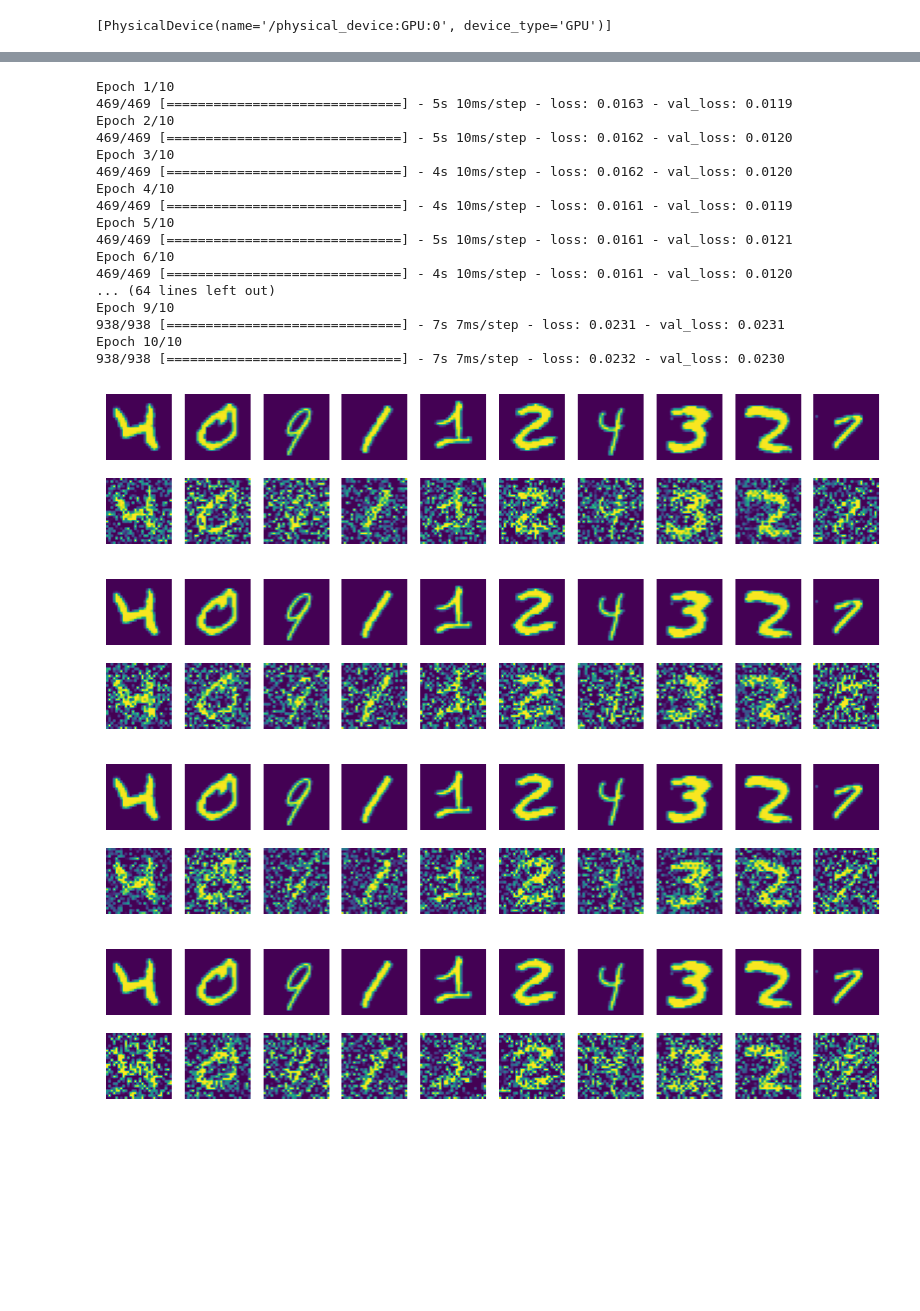
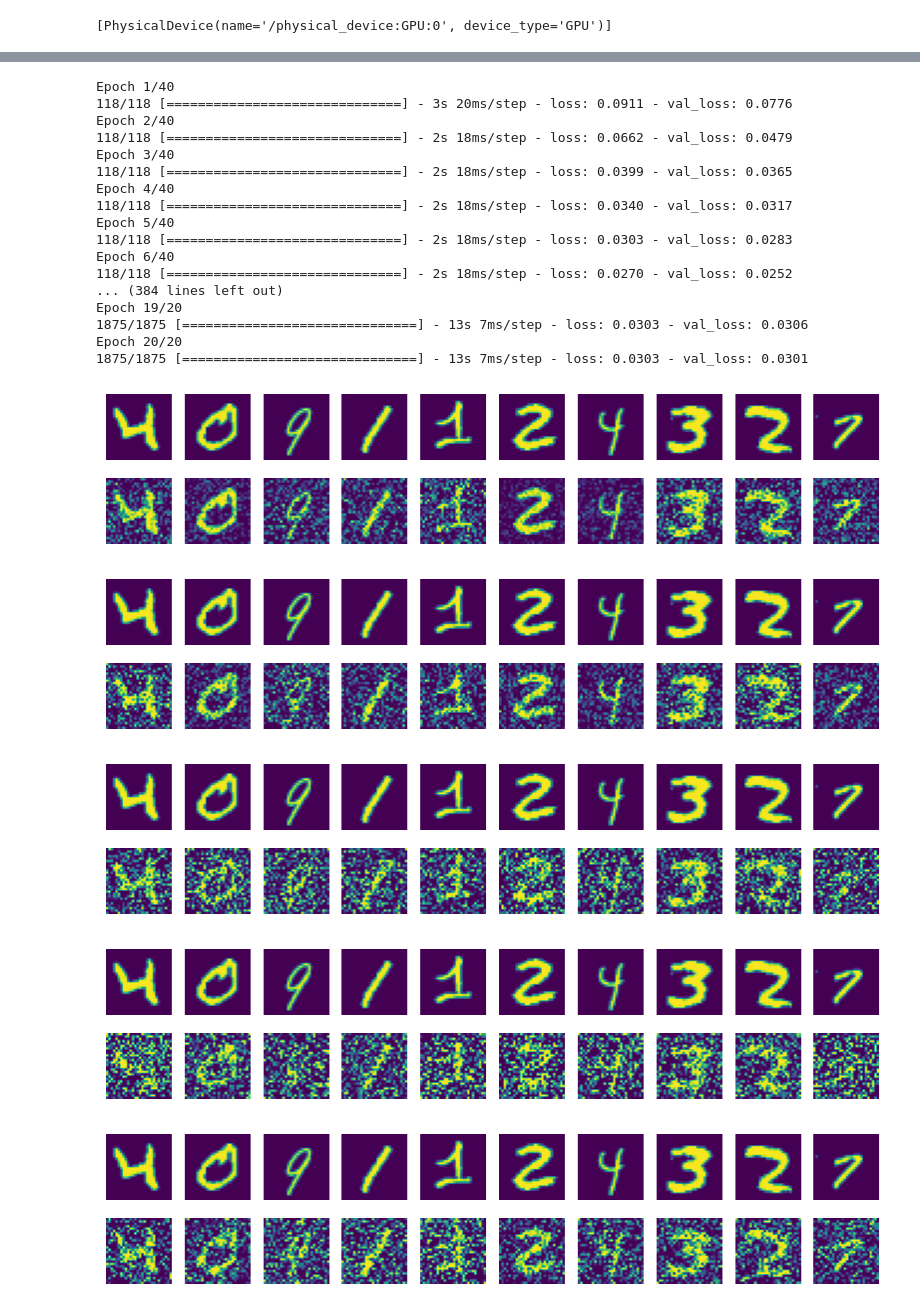
Before and after one commit to ChenZihan-sudo/CS101-Fundamental-Zone, a Jupyter notebook: NeuralNetwork_and_ML/nerual_network/autoencode/cnn_denoise.ipynb, the cells around one changed output, grey strips where cells are left out. Saved outputs shown, nothing was run; the diff lists cells and outputs as text; code cells hidden in the pictures; blank space fills up the shorter version.

```diff
--- a/NeuralNetwork_and_ML/nerual_network/autoencode/cnn_denoise.ipynb
+++ b/NeuralNetwork_and_ML/nerual_network/autoencode/cnn_denoise.ipynb
@@ -123,51 +123,64 @@ model_trained.compile(optimizer=tf.keras.optimizers.legacy.Adam(0.001),loss='mse
 # %%
 def train_model(epochs, batch_size):
     model_trained.fit(
         x_train_noised,
         x_train,
         epochs=epochs,
         batch_size=batch_size,
         shuffle=True,
         validation_data=(x_test_noised, x_test),
     )
 
 
-# data_set_reparam(0.1, 0.5)
-# train_model(40, 512)
+data_set_reparam(0.1, 0.5)
+train_model(40, 512)
 
-# data_set_reparam(0.3, 0.6)
-# train_model(50, 256)
+data_set_reparam(0.3, 0.6)
+train_model(50, 256)
 
 data_set_reparam(0.4, 0.7)
 train_model(10, 128)
 
 data_set_reparam(0.5, 0.9)
 train_model(10, 64)
 
 data_set_reparam(0.4, 0.7)
 train_model(10, 128)
 
 data_set_reparam(0.5, 0.9)
 train_model(10, 64)
+
+data_set_reparam(0.3, 0.7)
+train_model(15, 64)
+
+data_set_reparam(0.5, 0.9)
+train_model(15, 32)
+
+data_set_reparam(0.6, 0.92)
+train_model(20, 32)
+
+data_set_reparam(0.8, 0.93)
+train_model(20, 32)
 # %% [output]
-Epoch 1/10
-469/469 [==============================] - 5s 10ms/step - loss: 0.0163 - val_loss: 0.0119
-Epoch 2/10
-469/469 [==============================] - 5s 10ms/step - loss: 0.0162 - val_loss: 0.0120
-Epoch 3/10
-469/469 [==============================] - 4s 10ms/step - loss: 0.0162 - val_loss: 0.0120
-Epoch 4/10
-469/469 [==============================] - 4s 10ms/step - loss: 0.0161 - val_loss: 0.0119
-Epoch 5/10
-469/469 [==============================] - 5s 10ms/step - loss: 0.0161 - val_loss: 0.0121
-Epoch 6/10
-469/469 [==============================] - 4s 10ms/step - loss: 0.0161 - val_loss: 0.0120
-... (64 lines left out)
-Epoch 9/10
-938/938 [==============================] - 7s 7ms/step - loss: 0.0231 - val_loss: 0.0231
-Epoch 10/10
-938/938 [==============================] - 7s 7ms/step - loss: 0.0232 - val_loss: 0.0230
+Epoch 1/40
+118/118 [==============================] - 3s 20ms/step - loss: 0.0911 - val_loss: 0.0776
+Epoch 2/40
+118/118 [==============================] - 2s 18ms/step - loss: 0.0662 - val_loss: 0.0479
+Epoch 3/40
+118/118 [==============================] - 2s 18ms/step - loss: 0.0399 - val_loss: 0.0365
+Epoch 4/40
+118/118 [==============================] - 2s 18ms/step - loss: 0.0340 - val_loss: 0.0317
+Epoch 5/40
+118/118 [==============================] - 2s 18ms/step - loss: 0.0303 - val_loss: 0.0283
+Epoch 6/40
+118/118 [==============================] - 2s 18ms/step - loss: 0.0270 - val_loss: 0.0252
+... (384 lines left out)
+Epoch 19/20
+1875/1875 [==============================] - 13s 7ms/step - loss: 0.0303 - val_loss: 0.0306
+Epoch 20/20
+1875/1875 [==============================] - 13s 7ms/step - loss: 0.0303 - val_loss: 0.0301
-[figure, old version]
+[figure, new version]
-[figure, old version]
+[figure, new version]
-[figure, old version]
+[figure, new version]
-[figure, old version]
+[figure, new version]
+[figure, added]
```
Also changed, not shown: parts of 8 cells of this notebook, 9 other files.
